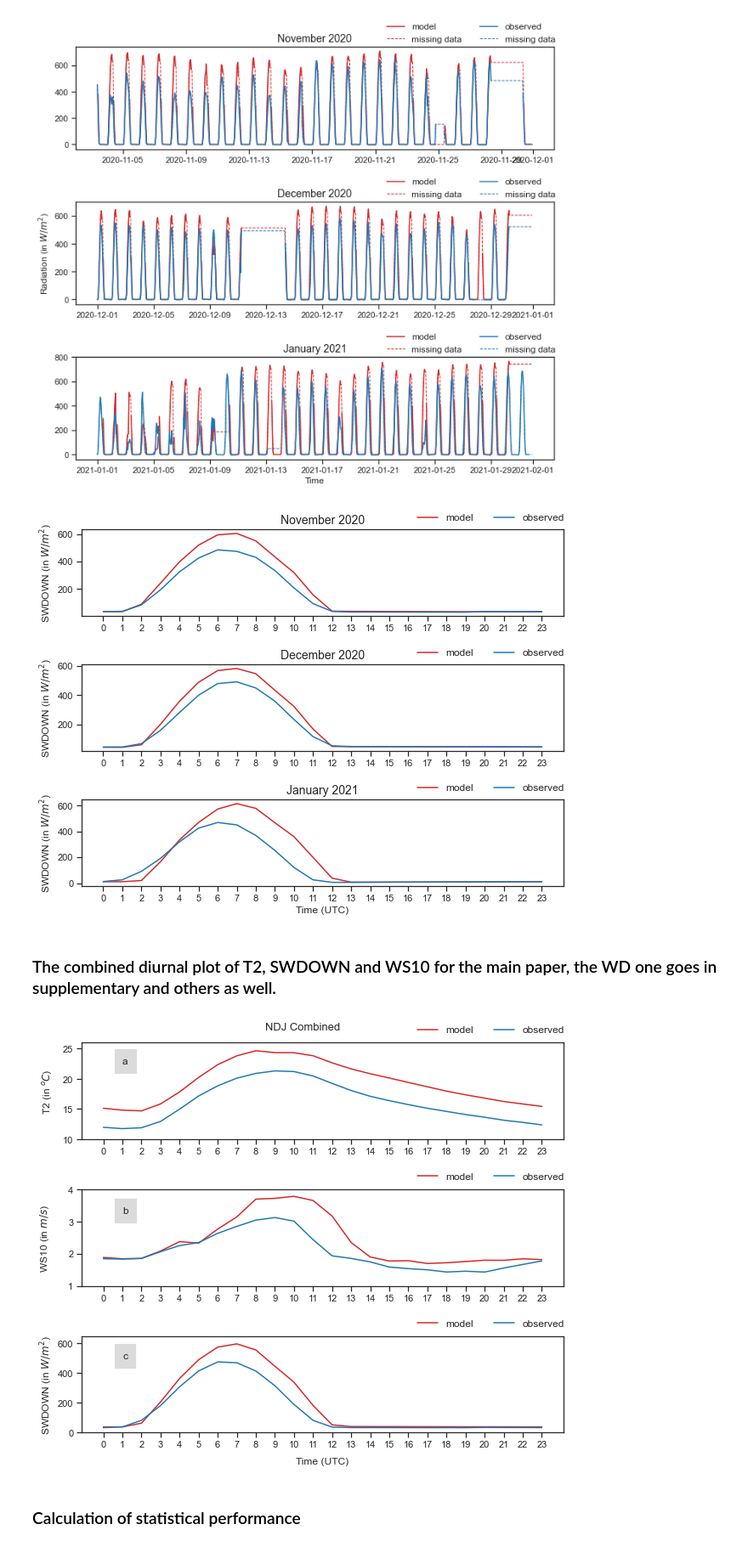
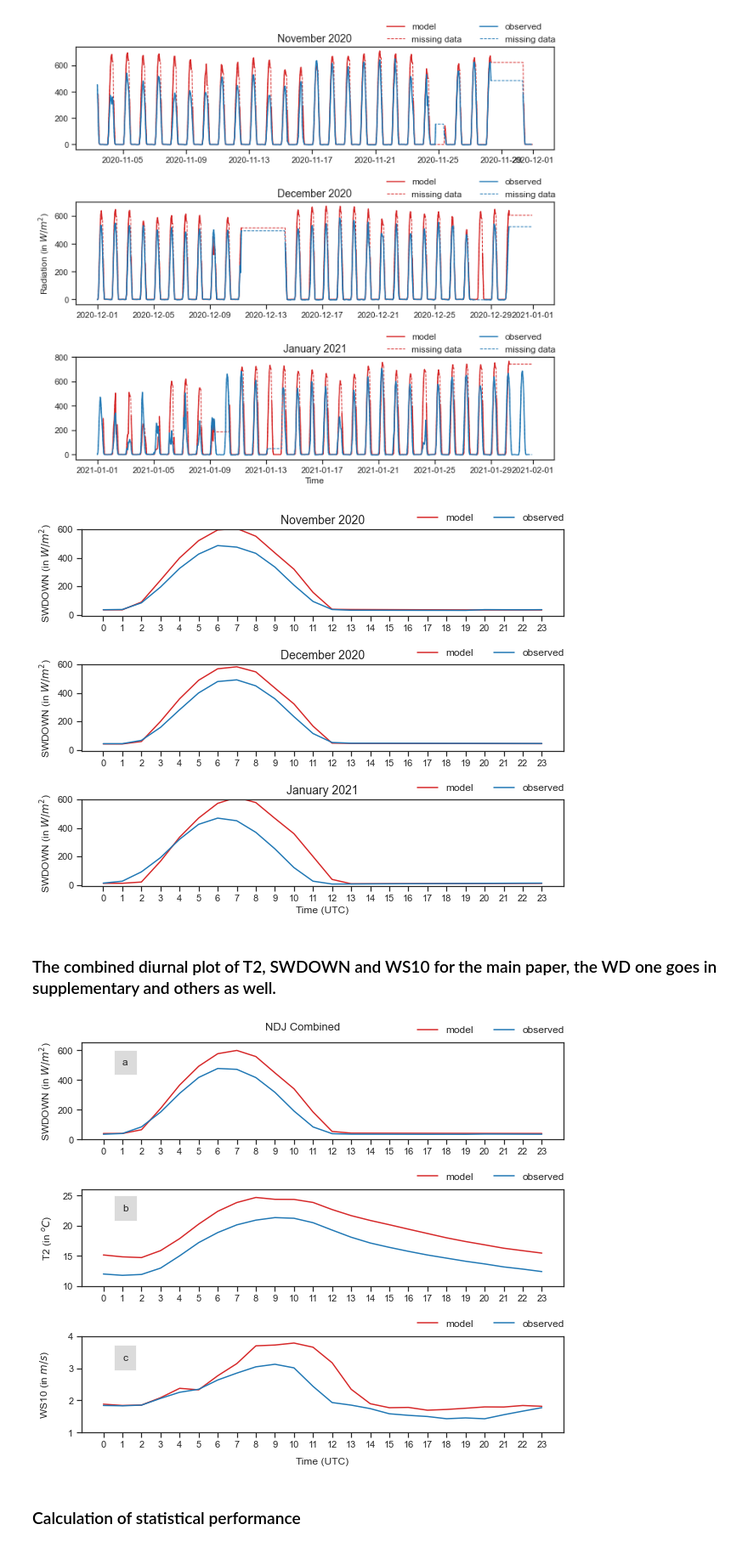
Before and after one commit to adisen99/srfp, a Jupyter notebook: delhi/met_data.ipynb, the cells around one changed output. Shown at 85% size. Drawn from its saved outputs; the diff is of its cells as text; code cells hidden in the pictures.

```diff
--- a/delhi/met_data.ipynb
+++ b/delhi/met_data.ipynb
@@ -658,60 +671,63 @@ dplot.plot(dfnov.interpolate(method='time', limit_area='inside'), dfnov.interpol
 plt.ylabel('SWDOWN (in $W/m^2$)', fontsize=12)
 # plt.xlabel('Time (in hrs)', fontsize=12)
 plt.title('November 2020', fontsize=14)
+plt.ylim(-10,600)
 
 plt.subplot(312)
 dplot.plot(dfdec.interpolate(method='time', limit_area='inside'), dfdec.interpolate(method='time', limit_area='inside'), 'mod_swdown', 'obs_swupper')
 plt.ylabel('SWDOWN (in $W/m^2$)', fontsize=12)
 # plt.xlabel('Time (in hrs)', fontsize=12)
 plt.title('December 2020', fontsize=14)
+plt.ylim(-10,600)
 
 plt.subplot(313)
 dplot.plot(dfjan.interpolate(method='time', limit_area='inside'), dfjan.interpolate(method='time', limit_area='inside'), 'mod_swdown', 'obs_swupper')
 plt.ylabel('SWDOWN (in $W/m^2$)', fontsize=12)
 plt.xlabel('Time (UTC)', fontsize=12)
 plt.title('January 2021', fontsize=14)
+plt.ylim(-10,600)
 
 # fig.suptitle('Downwelling Shortwave radiation (in $W/m^2$) over Delhi', fontsize=24, y=0.99)
 fig.tight_layout()
 plt.savefig('./images/met_data/diurnal_swdown.pdf', dpi=300)
 # %% [output]
-[figure, old version]
+[figure, new version]
 # %% [markdown]
 ### The combined diurnal plot of T2, SWDOWN and WS10 for the main paper, the WD one goes in supplementary and others as well.
 # %%
 # Diurnal variation (main)
 
 fig = plt.figure(figsize=(9,8))
 
 plt.subplot(311)
+dplot.plot(df.interpolate(method='time', limit_area='inside'), df.interpolate(method='time', limit_area='inside'), 'mod_swdown', 'obs_swupper')
+plt.ylabel('SWDOWN (in $W/m^2$)', fontsize=12)
+plt.ylim(0, 650)
+# plt.xlabel('Time (UTC)', fontsize=12, labelpad=10)
+# plt.title('a', fontsize=13)
+plt.text(1, 500, 'a', style='normal', fontsize=12, bbox={'facecolor': 'lightgray', 'alpha': 0.8, 'pad': 10})
+
+plt.subplot(312)
 dplot.plot(df, df, 'mod_temp', 'obs_temp')
 plt.ylabel('T2 (in $^{o}C$)', fontsize=12, labelpad=10)
 plt.ylim(10, 26)
 # plt.xlabel('Time (in hrs)', fontsize=14)
 # plt.title('NDJ Combined', fontsize=13)
-plt.text(1, 22.5, 'a', style='normal', fontsize=12, bbox={'facecolor': 'lightgray', 'alpha': 0.8, 'pad': 10})
+plt.text(1, 22.5, 'b', style='normal', fontsize=12, bbox={'facecolor': 'lightgray', 'alpha': 0.8, 'pad': 10})
 
-plt.subplot(312)
+plt.subplot(313)
 dplot.plot(df.interpolate(method='time', limit_area='inside'), df.interpolate(method='time', limit_area='inside'), 'mod_ws', 'obs_ws')
 plt.ylabel('WS10 (in $m/s$)', fontsize=12, labelpad=20)
 plt.ylim(1, 4)
-# plt.xlabel('Time (in hrs)', fontsize=12)
+plt.xlabel('Time (UTC)', fontsize=12, labelpad=10)
 # plt.title('b', fontsize=13)
-plt.text(1, 3.25, 'b', style='normal', fontsize=12, bbox={'facecolor': 'lightgray', 'alpha': 0.8, 'pad': 10})
-
-plt.subplot(313)
-dplot.plot(df.interpolate(method='time', limit_area='inside'), df.interpolate(method='time', limit_area='inside'), 'mod_swdown', 'obs_swupper')
-plt.ylabel('SWDOWN (in $W/m^2$)', fontsize=12)
-plt.ylim(0, 650)
-plt.xlabel('Time (UTC)', fontsize=12, labelpad=10)
-# plt.title('c', fontsize=13)
-plt.text(1, 500, 'c', style='normal', fontsize=12, bbox={'facecolor': 'lightgray', 'alpha': 0.8, 'pad': 10})
+plt.text(1, 3.25, 'c', style='normal', fontsize=12, bbox={'facecolor': 'lightgray', 'alpha': 0.8, 'pad': 10})
 
 fig.suptitle('NDJ Combined', fontsize=13, y = 0.93)
 fig.tight_layout()
 plt.savefig('./images/met_data/diurnal_main.pdf', dpi=300)
 # %% [output]
-[figure, old version]
+[figure, new version]
 # %% [markdown]
 ### Calculation of statistical performance
 # %% [markdown]
```
Also changed, not shown: parts of 5 cells of this notebook, 1 other file.
